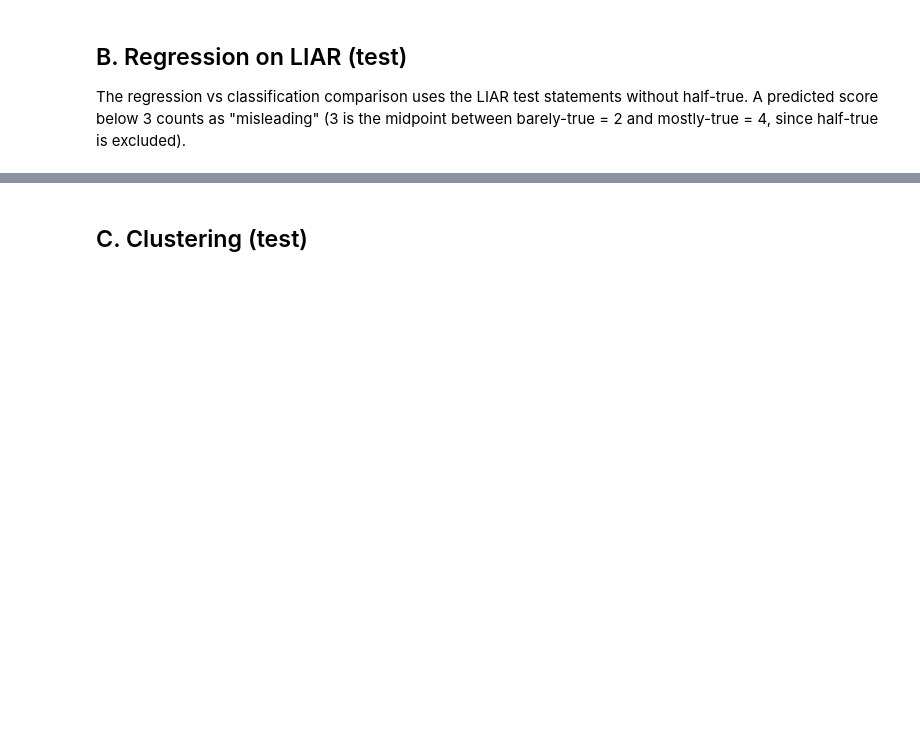
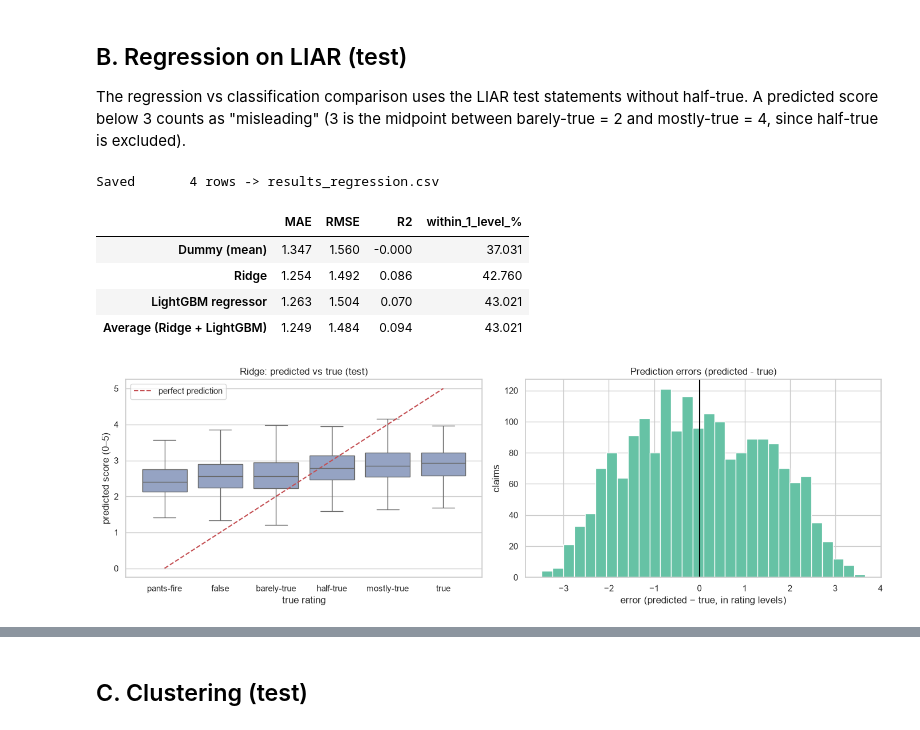
Before and after one commit to dungbanfifai/Misinformation-Detection-Model, a Jupyter notebook: notebooks/07_evaluation.ipynb, the cells around one changed output, grey strips where cells are left out. Drawn from its saved outputs; the diff is of its cells as text; code cells hidden in the pictures; blank space fills up the shorter version.

```diff
--- a/notebooks/07_evaluation.ipynb
+++ b/notebooks/07_evaluation.ipynb
@@ -210,24 +216,36 @@ mostly-true = 4, since half-true is excluded).
 # %%
 y_reg = mu.load_split("liar_reg", "test").set_index("row_id")["score"].astype(float)
 reg_models = mu.REG_MODELS + ["average_reg"]
 reg_pred = {m: mu.load_predictions(m, "liar").query("split == 'test'").set_index("row_id")["pred_score"].loc[y_reg.index]
             for m in reg_models}
 with open(mu.find_file("reg_final.json")) as f:
     best_reg = json.load(f)["best"]
 
 reg_table = pd.DataFrame({mu.MODEL_NAMES[m]: mu.reg_scores(y_reg, p) for m, p in reg_pred.items()}).T.round(3)
 mu.save_csv(reg_table.reset_index(names="model"), "results_regression.csv")
 display(reg_table)
 
 p_best = reg_pred[best_reg]
 fig, axes = plt.subplots(1, 2, figsize=(14, 4.5))
 sns.boxplot(x=y_reg.astype(int).map(mu.SCORE_NAMES), y=p_best.values, order=[mu.SCORE_NAMES[i] for i in range(6)],
             ax=axes[0], color="#8DA0CB", showfliers=False)
 axes[0].plot(range(6), range(6), "r--", label="perfect prediction"); axes[0].legend()
 axes[0].set_title(f"{mu.MODEL_NAMES[best_reg]}: predicted vs true (test)"); axes[0].set_xlabel("true rating")
 axes[1].hist(p_best.values - y_reg.values, bins=30, color="#66C2A5", edgecolor="white")
 axes[1].axvline(0, color="black"); axes[1].set_title("Prediction errors (predicted - true)")
-plt.tight_layout(); plt.show()
+axes[0].set_ylabel("predicted score (0–5)")
+axes[1].set_xlabel("error (predicted − true, in rating levels)")
+axes[1].set_ylabel("claims")
+paths["fig_dir"].mkdir(parents=True, exist_ok=True)
+plt.tight_layout(); plt.savefig(paths["fig_dir"] / "fig5_ridge_predictions.png", dpi=200); plt.show()
+# %% [output]
+Saved       4 rows -> results_regression.csv
+|  | MAE | RMSE | R2 | within_1_level_% |
+| Dummy (mean) | 1.347 | 1.560 | -0.000 | 37.031 |
+| Ridge | 1.254 | 1.492 | 0.086 | 42.760 |
+| LightGBM regressor | 1.263 | 1.504 | 0.070 | 43.021 |
+| Average (Ridge + LightGBM) | 1.249 | 1.484 | 0.094 | 43.021 |
+[figure, added]
 # %%
 liar_ids = labels[("liar", "test")]["row_id"]
 compare = {f"Regression: {mu.MODEL_NAMES[best_reg]} (score < 3)":
```
Also changed, not shown: parts of 9 cells of this notebook, 26 other files.
